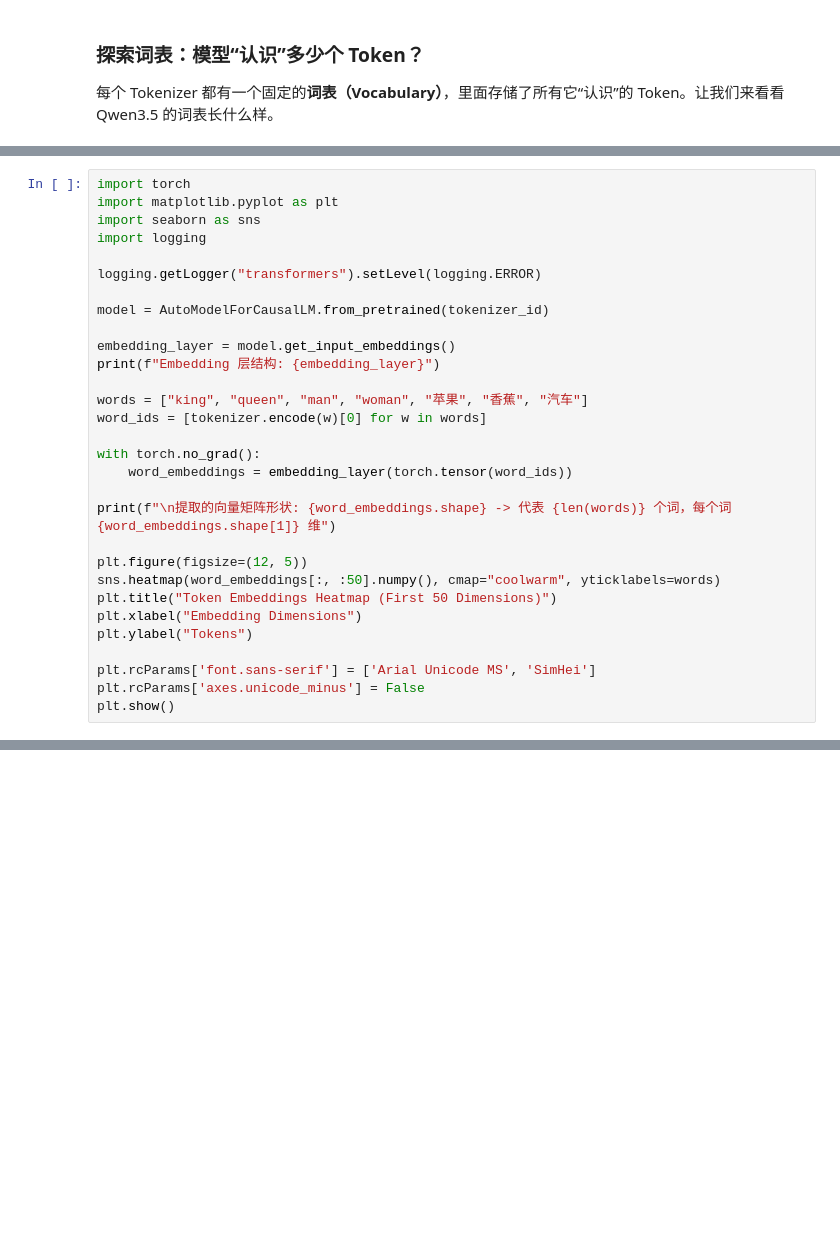
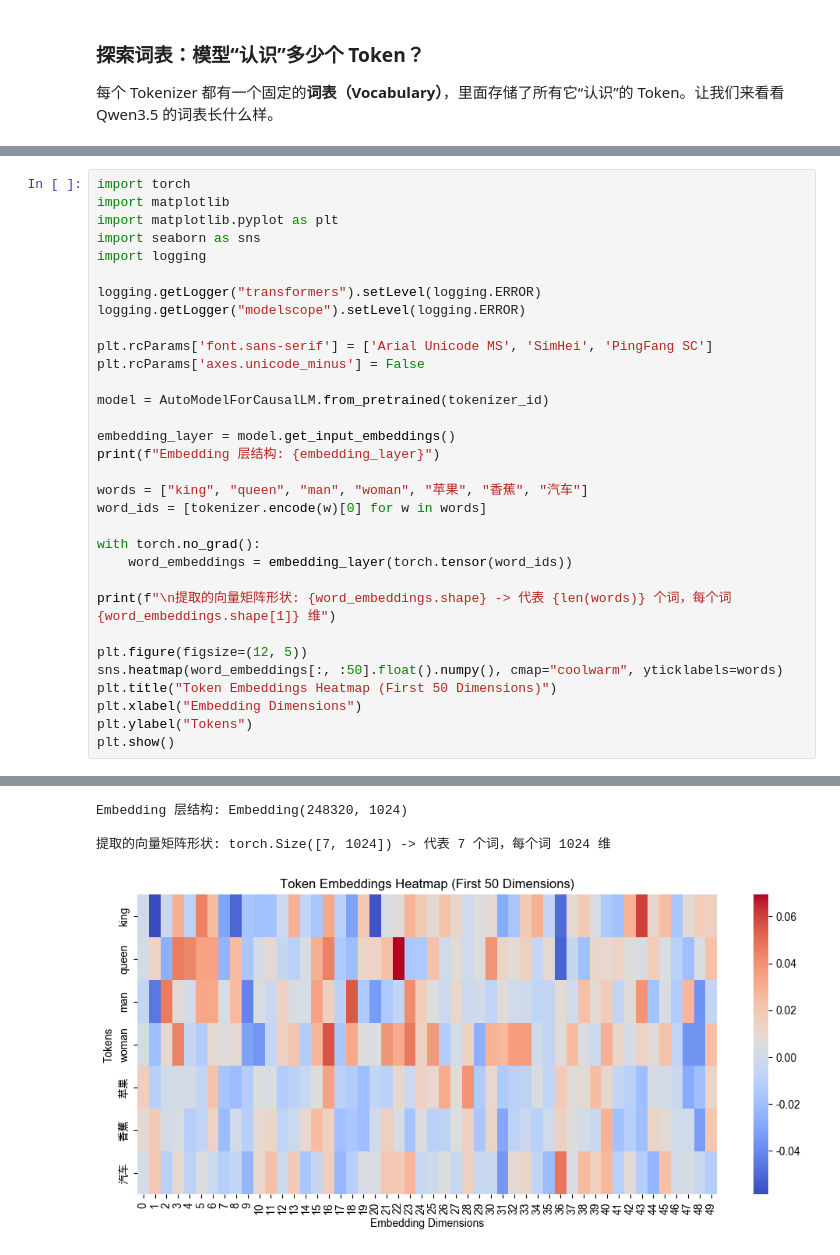
Before and after one commit to cooljacket/llm-primer, a Jupyter notebook: 01-token_journey/token_journey.ipynb, the cells around one changed output, grey strips where cells are left out. Cells and saved outputs as stored; diff of their text form; blank space fills up the shorter version.

```diff
--- a/01-token_journey/token_journey.ipynb
+++ b/01-token_journey/token_journey.ipynb
@@ -125,11 +273,16 @@ for label, txt in [("英文", en_text), ("中文", zh_text)]:
 我们来加载 Qwen3.5-0.8B 模型，提取它的 Embedding 层（即第一层），并直观地看一看。
 # %%
 import torch
+import matplotlib
 import matplotlib.pyplot as plt
 import seaborn as sns
 import logging
 
 logging.getLogger("transformers").setLevel(logging.ERROR)
+logging.getLogger("modelscope").setLevel(logging.ERROR)
+
+plt.rcParams['font.sans-serif'] = ['Arial Unicode MS', 'SimHei', 'PingFang SC']
+plt.rcParams['axes.unicode_minus'] = False
 
 model = AutoModelForCausalLM.from_pretrained(tokenizer_id)
 
@@ -145,11 +298,9 @@ with torch.no_grad():
 print(f"\n提取的向量矩阵形状: {word_embeddings.shape} -> 代表 {len(words)} 个词，每个词 {word_embeddings.shape[1]} 维")
 
 plt.figure(figsize=(12, 5))
-sns.heatmap(word_embeddings[:, :50].numpy(), cmap="coolwarm", yticklabels=words)
+sns.heatmap(word_embeddings[:, :50].float().numpy(), cmap="coolwarm", yticklabels=words)
 plt.title("Token Embeddings Heatmap (First 50 Dimensions)")
 plt.xlabel("Embedding Dimensions")
 plt.ylabel("Tokens")
-
-plt.rcParams['font.sans-serif'] = ['Arial Unicode MS', 'SimHei']
-plt.rcParams['axes.unicode_minus'] = False
 plt.show()
+# %% [output]
@@ -156 +308,5 @@ plt.show()
+Embedding 层结构: Embedding(248320, 1024)
+
+提取的向量矩阵形状: torch.Size([7, 1024]) -> 代表 7 个词，每个词 1024 维
+[figure, added]
 # %% [markdown]
```
Also changed, not shown: parts of 18 cells of this notebook, 1 other file.
